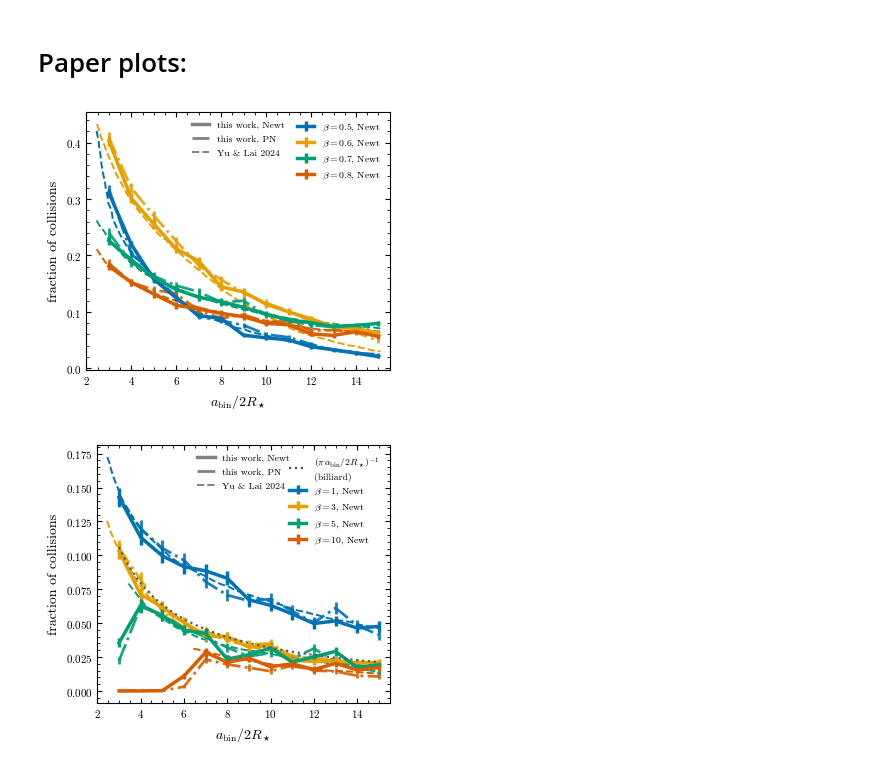
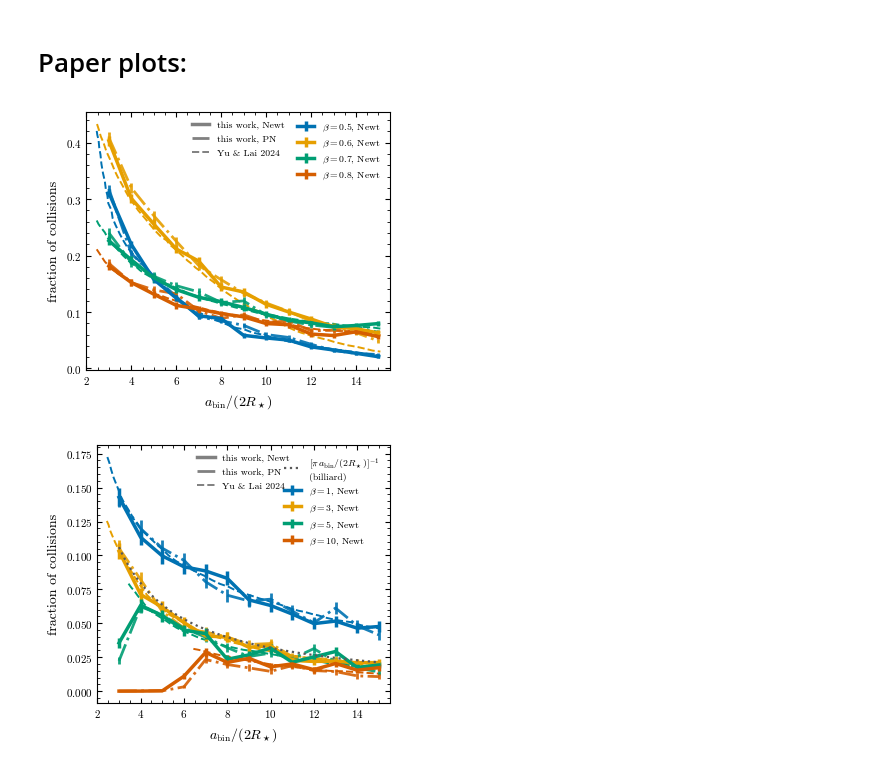
Before and after one commit to Kkritos/smbh-binary, a Jupyter notebook: analysis/yulai2024/comparison_plots.ipynb, the cells around one changed output. Saved outputs shown, nothing was run; the diff lists cells and outputs as text; code cells hidden in the pictures.

```diff
--- a/analysis/yulai2024/comparison_plots.ipynb
+++ b/analysis/yulai2024/comparison_plots.ipynb
@@ -458,13 +458,13 @@ leg2 = ax.legend(handles=style_handles, loc="upper center", frameon=False, handl
 ax.add_artist(leg2)
 ax.legend(loc="upper right", frameon=False, handlelength=1.8)
 ax.set_xlim(2, 15.5)
-ax.set_xlabel(r"$a_{\rm bin} / 2R_\star$")
+ax.set_xlabel(r"$a_{\rm bin} / (2R_\star)$")
 ax.set_ylabel("fraction of collisions")
 fig.savefig("collision_fraction_shallow.pdf")
 fig.savefig("collision_fraction_shallow.png")
 plt.show()
 # %% [output]
-[figure, old version]
+[figure, new version]
 # %%
 COLORS7 = {1.0: WONG["blue"], 3.0: WONG["orange"], 5.0: WONG["green"], 10.0: WONG["vermillion"]}
 
@@ -473,34 +473,34 @@ for beta in BETAS_FIG7:
     c = COLORS7[beta]
     f = [stats_newt[(beta, a)]["f"] for a in ALPHAS]
     s = [stats_newt[(beta, a)]["s"] for a in ALPHAS]
     ax.errorbar(ALPHAS, f, yerr=s, fmt="-", color=c, lw=2.5, zorder=3,
                 label=fr"$\beta={beta:g}$, Newt")
     if stats_pn is not None:
         f = [stats_pn[(beta, a)]["f"] for a in ALPHAS]
         s = [stats_pn[(beta, a)]["s"] for a in ALPHAS]
         ax.errorbar(ALPHAS, f, yerr=s, fmt="-.", color=c, lw=2.0, alpha=0.9, zorder=2)
     yl = f"{YULAI_DIR}/YuLaiFig7_beta{beta:g}.txt"
     try:
         a, fy = load_yulai(yl)
         ax.plot(a, fy, color=c, lw=1.4, ls="--", zorder=1)
     except OSError:
         print("missing", yl)
 
-# "billiard ball" model from Yu & Lai 2024: f_coll = 1 / (pi * a_bin/2R_star); drawn on top
+# "billiard ball" model from Yu & Lai 2024: f_coll = 1 / (pi * a_bin/(2 R_star)); drawn on top
 a_fine = np.linspace(ALPHAS.min(), ALPHAS.max(), 200)
 ax.plot(a_fine, 1.0 / (np.pi * a_fine), color="0.35", lw=1.6, ls=":", zorder=10,
-        label=r"$(\pi\, a_{\rm bin}/2R_\star)^{-1}$" "\n" r"(billiard)")
+        label=r"$[\pi\, a_{\rm bin}/(2R_\star)]^{-1}$" "\n" r"(billiard)")
 
 # colour key upper-right; grey style key top-center
 leg_color = ax.legend(loc="upper right", bbox_to_anchor=(0.995, 0.995),
                       frameon=False, handlelength=1.8)
 ax.add_artist(leg_color)
 ax.legend(handles=style_handles, loc="upper center", frameon=False, handlelength=1.8)
 ax.set_xlim(2, 15.5)
-ax.set_xlabel(r"$a_{\rm bin} / 2R_\star$")
+ax.set_xlabel(r"$a_{\rm bin} / (2R_\star)$")
 ax.set_ylabel("fraction of collisions")
 fig.savefig("collision_fraction_deep.pdf")
 fig.savefig("collision_fraction_deep.png")
 plt.show()
 # %% [output]
-[figure, old version]
+[figure, new version]
```
Also changed, not shown: parts of 2 cells of this notebook, 4 other files.
